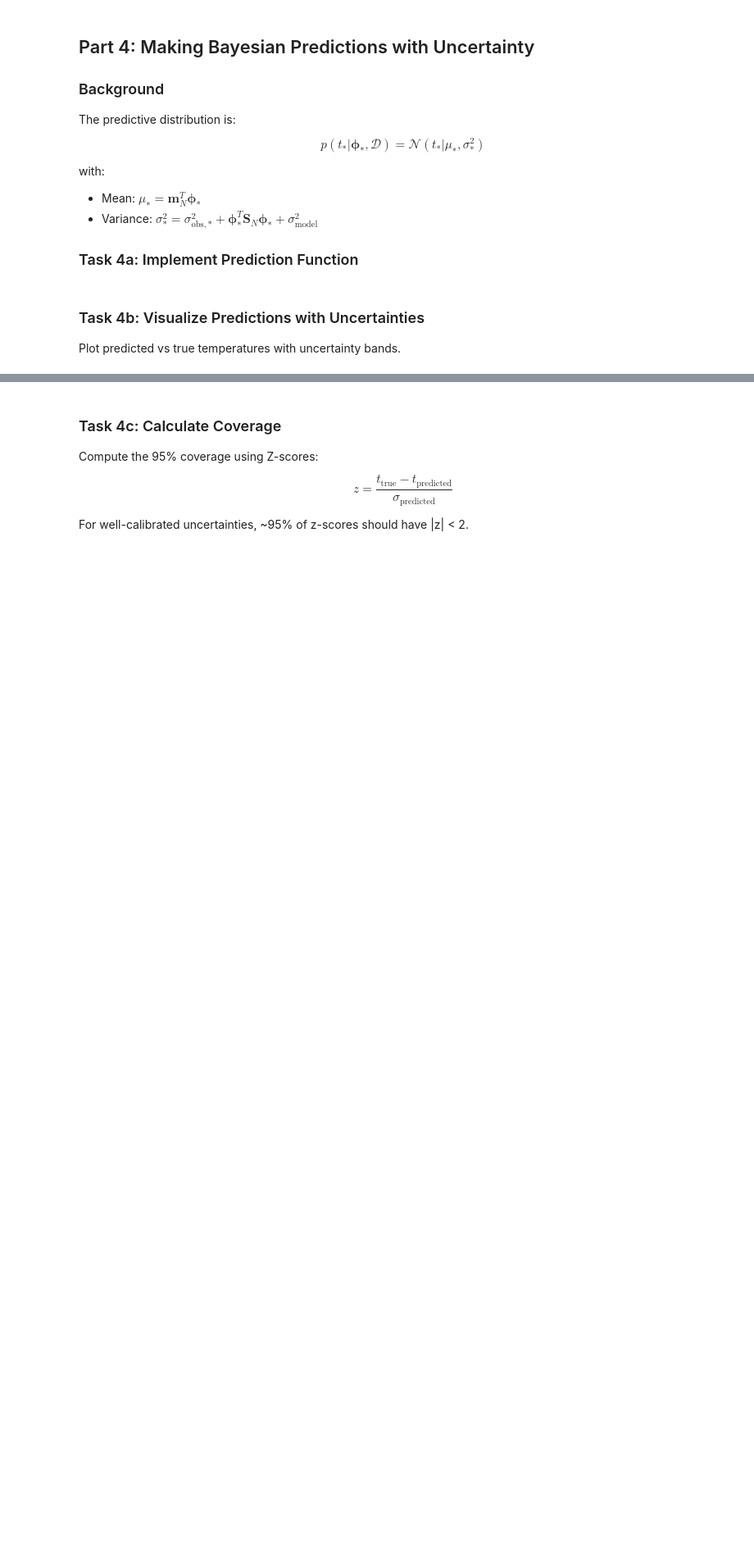
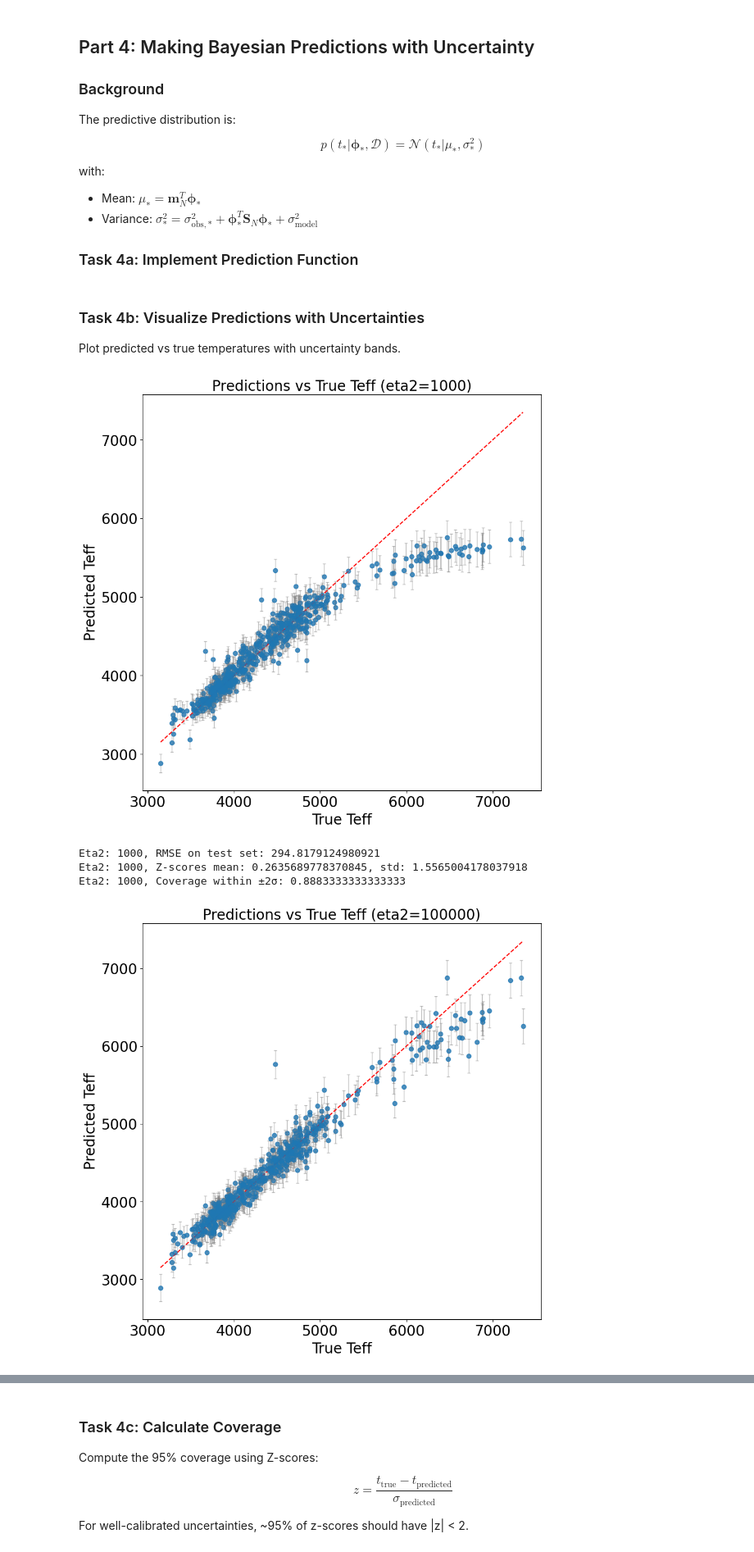
Before and after one commit to NirmalKumarMari/PHYS-434, a Jupyter notebook: lab_6_template.ipynb, the cells around one changed output, grey strips where cells are left out. Shown at 82% size. Saved outputs shown, nothing was run; the diff lists cells and outputs as text; code cells hidden in the pictures; blank space fills up the shorter version.

```diff
--- a/lab_6_template.ipynb
+++ b/lab_6_template.ipynb
@@ -168,18 +309,51 @@ with:
 
 ### Task 4a: Implement Prediction Function
 # %%
-# TODO: Define predict_with_uncertainty(Phi_new, sigma_new, m_N, S_N, sigma_model)
-# TODO: pred_mean = Phi_new @ m_N
-# TODO: param_var = np.sum(Phi_new @ S_N * Phi_new, axis=1)
-# TODO: pred_var = param_var + sigma_new**2 + sigma_model**2
-# TODO: Return pred_mean, np.sqrt(pred_var)
+# Define predict_with_uncertainty(Phi_new, sigma_new, m_N, S_N, sigma_model)
+def predict_with_uncertainty(Phi_new, sigma_new, m_N, S_N, sigma_model):
+    # Compute predictive mean
+    pred_mean = Phi_new @ m_N
+    # Compute parameter variance
+    param_var = np.sum(Phi_new @ S_N * Phi_new, axis=1)
+    # Compute predictive variance
+    pred_var = param_var + sigma_new**2 + sigma_model**2
+    return pred_mean, np.sqrt(pred_var)
 # %% [markdown]
 ### Task 4b: Visualize Predictions with Uncertainties
 
 Plot predicted vs true temperatures with uncertainty bands.
 # %%
-# TODO: Loop posteriors, get pred_mean and pred_std
-# TODO: plt.scatter(t_test, pred_mean), add y=x line
-# TODO: rmse = np.sqrt(np.mean((t_test - pred_mean)**2))
-# TODO: z_scores = (t_test - pred_mean) / pred_std
-# TODO: coverage = np.mean(np.abs(z_scores) < 2)
+# Loop posteriors, get pred_mean and pred_std
+sigma_model = 100
+posteriors = []
+for eta2 in eta2_values:
+    m_N, S_N = compute_posterior(Phi_train, t_train, sigma_train, eta2)
+    posteriors.append((m_N, S_N))
+    pred_mean, pred_std = predict_with_uncertainty(Phi_test, sigma_test, m_N, S_N, sigma_model)
+# plt.scatter(t_test, pred_mean), add y=x line
+    plt.figure()
+    plt.scatter(t_test, pred_mean, alpha=0.6)
+    plt.errorbar(
+        t_test, pred_mean, yerr=pred_std, fmt='o', alpha=0.5,
+        ecolor='gray', elinewidth=1, capsize=2, label='Predictions ±1σ'
+    )
+    plt.plot([np.min(t_test), np.max(t_test)], [np.min(t_test), np.max(t_test)], 'r--')
+    plt.xlabel('True Teff')
+    plt.ylabel('Predicted Teff')
+    plt.title(f'Predictions vs True Teff (eta2={eta2})')
+    plt.show()
+# rmse = np.sqrt(np.mean((t_test - pred_mean)**2))
+    rmse = np.sqrt(np.mean((t_test - pred_mean)**2))
+    print(f"Eta2: {eta2}, RMSE on test set: {rmse}")
+# z_scores = (t_test - pred_mean) / pred_std
+    z_scores = (t_test - pred_mean) / pred_std
+    print(f"Eta2: {eta2}, Z-scores mean: {np.mean(z_scores)}, std: {np.std(z_scores)}")
+# coverage = np.mean(np.abs(z_scores) < 2)
+    coverage = np.mean(np.abs(z_scores) < 2)
+    print(f"Eta2: {eta2}, Coverage within ±2σ: {coverage}")
+# %% [output]
+[figure, added]
+Eta2: 1000, RMSE on test set: 294.8179124980921
+Eta2: 1000, Z-scores mean: 0.2635689778370845, std: 1.5565004178037918
+Eta2: 1000, Coverage within ±2σ: 0.8883333333333333
+[figure, added]
```
Also changed, not shown: parts of 19 cells of this notebook.
